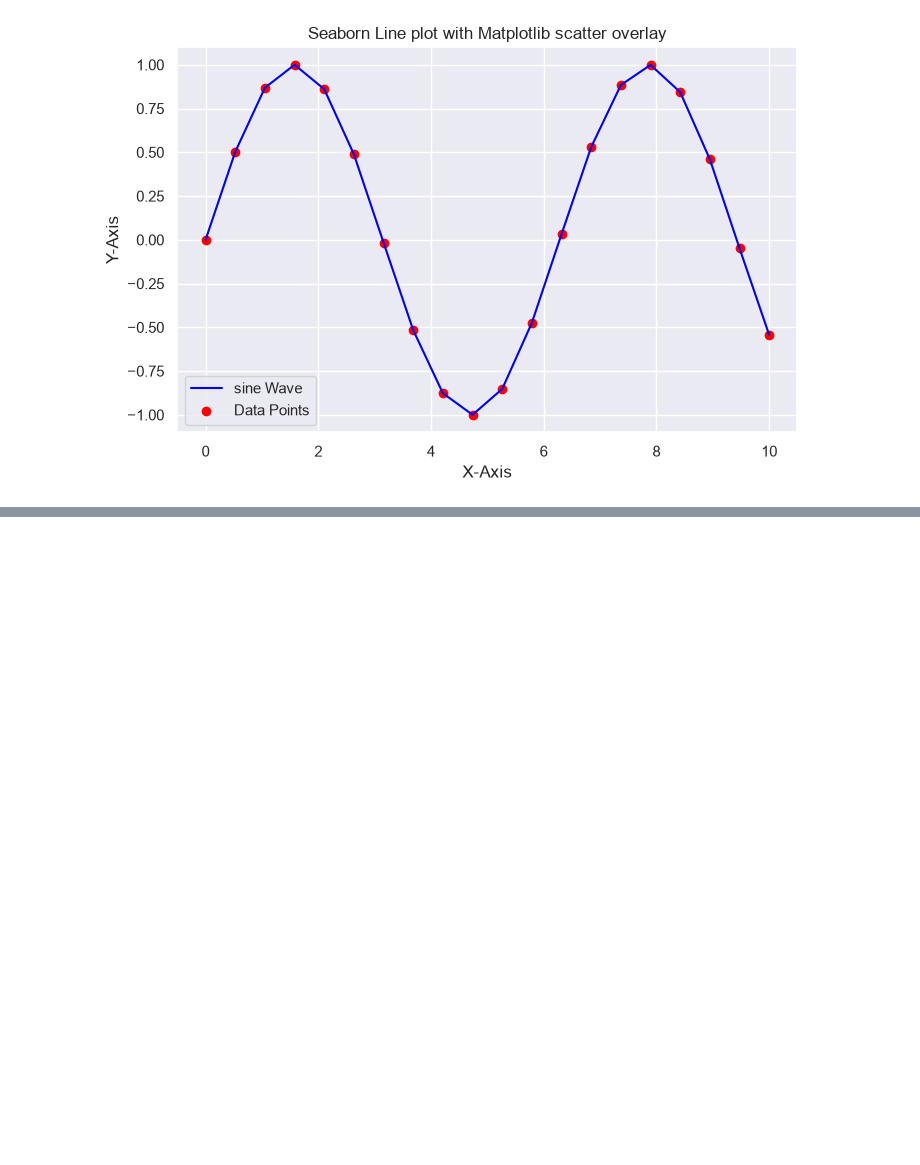
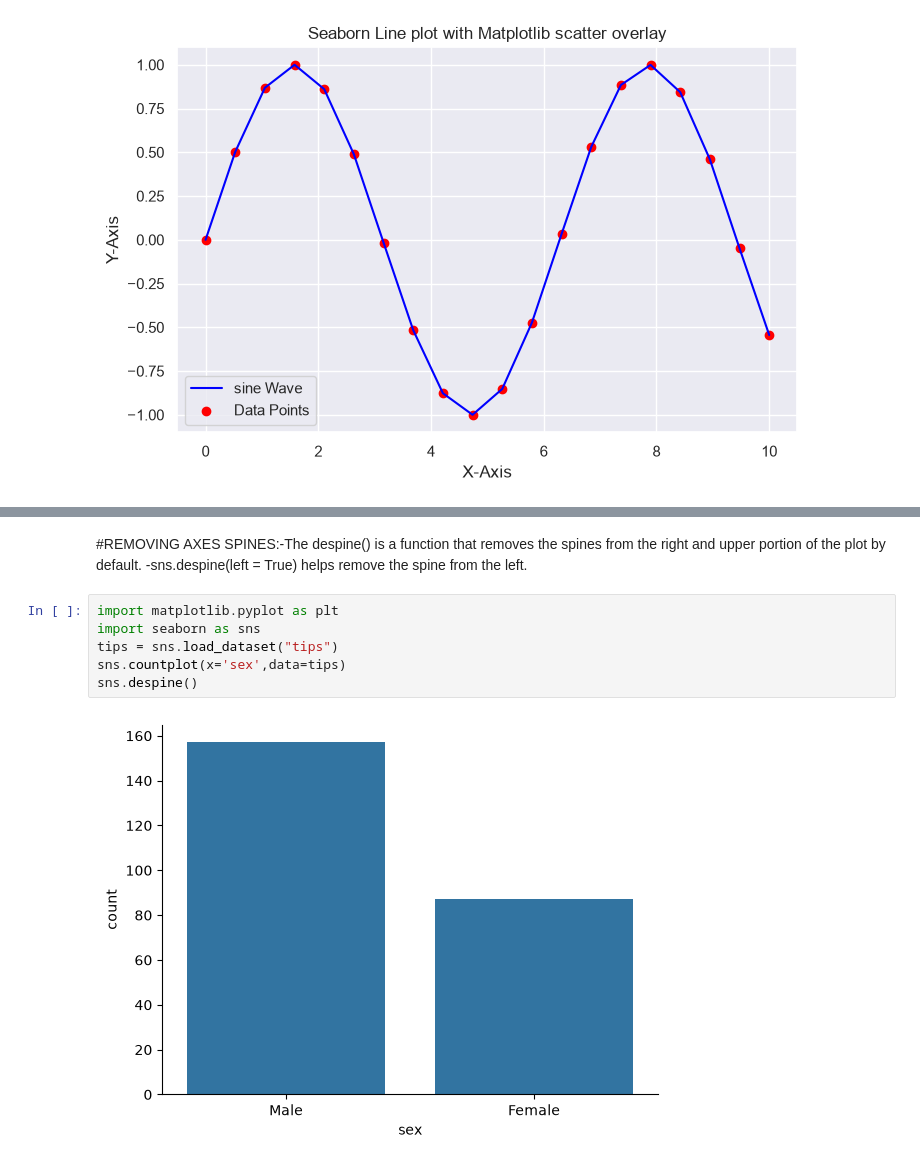
Before and after one commit to Varshith-2603/python-practise, a Jupyter notebook: Python Libraries/Python seaborn.ipynb, the cells around one changed output, grey strips where cells are left out. Cells and saved outputs as stored; diff of their text form; blank space fills up the shorter version.

```diff
--- a/Python Libraries/Python seaborn.ipynb
+++ b/Python Libraries/Python seaborn.ipynb
@@ -198,0 +249,11 @@ plt.show()
+# %% [markdown]
+#REMOVING AXES SPINES:-The despine() is a function that removes the spines from the right and upper portion of the plot by default.
+-sns.despine(left = True) helps remove the spine from the left.
+# %%
+import matplotlib.pyplot as plt
+import seaborn as sns
+tips = sns.load_dataset("tips")
+sns.countplot(x='sex',data=tips)
+sns.despine()
+# %% [output]
+[figure, added]
```
Also changed, not shown: parts of 20 cells of this notebook, 1 other file.
